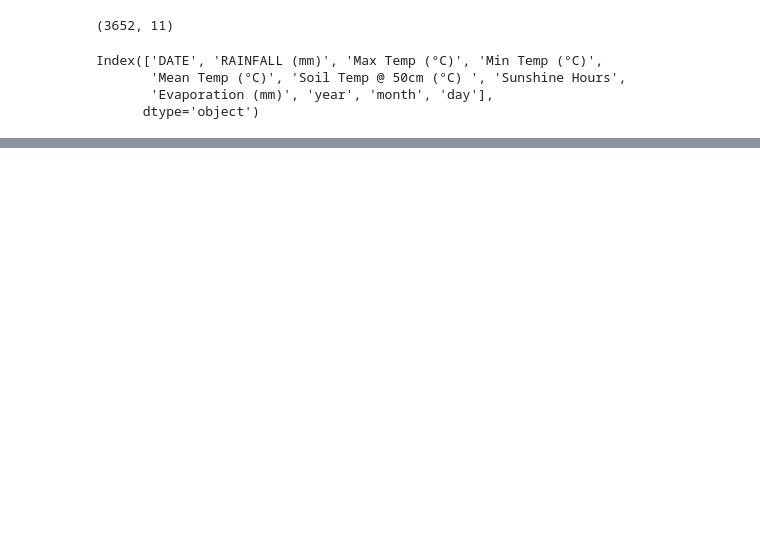
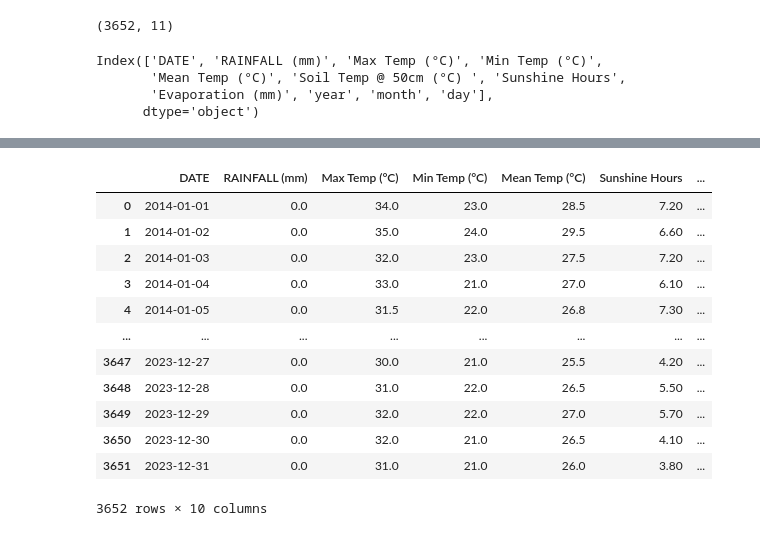
Before and after one commit to Kennyvic/weather-forecast-project, a Jupyter notebook: note1.ipynb, the cells around one changed output, grey strips where cells are left out. Drawn from its saved outputs; the diff is of its cells as text; code cells hidden in the pictures; blank space fills up the shorter version.

```diff
--- a/note1.ipynb
+++ b/note1.ipynb
@@ -127,0 +146,19 @@ data['RAINFALL (mm)'] = data['RAINFALL (mm)'].fillna(0)
+# %%
+#droppped this column for having more than 50% as missing values
+data = data.drop('Soil Temp @ 50cm (°C) ', axis=1)
+# %%
+data
+# %% [output]
+|  | DATE | RAINFALL (mm) | Max Temp (°C) | Min Temp (°C) | Mean Temp (°C) | Sunshine Hours | ... |
+| 0 | 2014-01-01 | 0.0 | 34.0 | 23.0 | 28.5 | 7.20 | ... |
+| 1 | 2014-01-02 | 0.0 | 35.0 | 24.0 | 29.5 | 6.60 | ... |
+| 2 | 2014-01-03 | 0.0 | 32.0 | 23.0 | 27.5 | 7.20 | ... |
+| 3 | 2014-01-04 | 0.0 | 33.0 | 21.0 | 27.0 | 6.10 | ... |
+| 4 | 2014-01-05 | 0.0 | 31.5 | 22.0 | 26.8 | 7.30 | ... |
+| ... | ... | ... | ... | ... | ... | ... | ... |
+| 3647 | 2023-12-27 | 0.0 | 30.0 | 21.0 | 25.5 | 4.20 | ... |
+| 3648 | 2023-12-28 | 0.0 | 31.0 | 22.0 | 26.5 | 5.50 | ... |
+| 3649 | 2023-12-29 | 0.0 | 32.0 | 22.0 | 27.0 | 5.70 | ... |
+| 3650 | 2023-12-30 | 0.0 | 32.0 | 21.0 | 26.5 | 4.10 | ... |
+| 3651 | 2023-12-31 | 0.0 | 31.0 | 21.0 | 26.0 | 3.80 | ... |
+3652 rows × 10 columns
```
Also changed, not shown: parts of 12 cells of this notebook.
